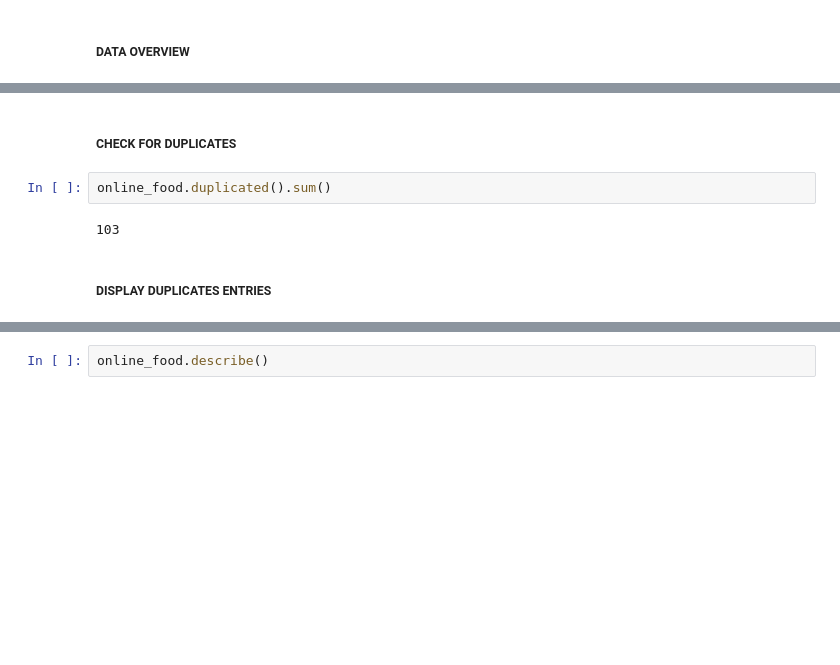
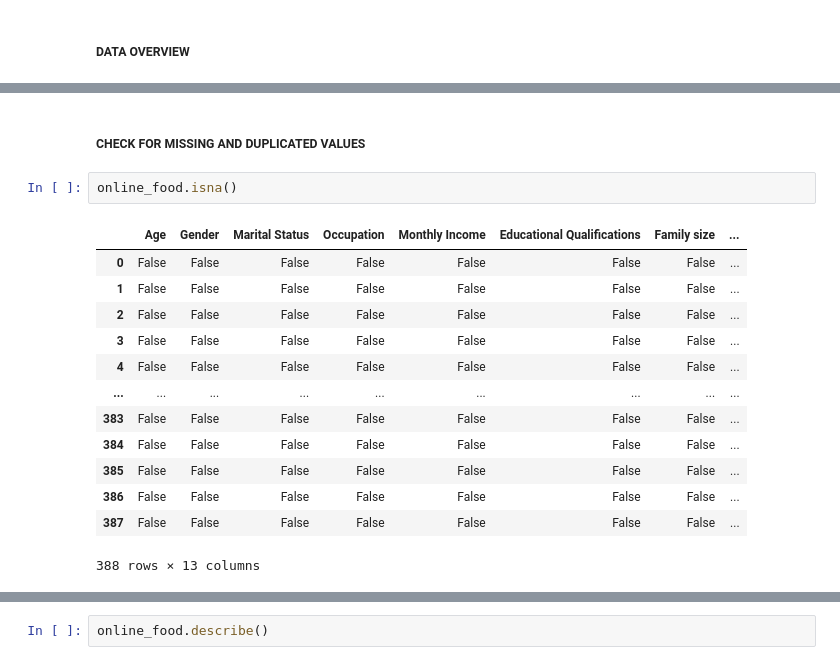
Before and after one commit to kwabenaboateng/ONLINE-FOOD, a Jupyter notebook: online food.ipynb, the cells around one changed output, grey strips where cells are left out. Drawn from its saved outputs; the diff is of its cells as text; blank space fills up the shorter version.

```diff
--- a/online food.ipynb
+++ b/online food.ipynb
@@ -90,8 +76,18 @@ memory usage: 36.5+ KB
 # %% [markdown]
-##### CHECK FOR DUPLICATES
+##### CHECK FOR MISSING AND DUPLICATED VALUES
-# %%
-online_food.duplicated().sum()
-# %% [output]
-103
-# %% [markdown]
-##### DISPLAY DUPLICATES ENTRIES
+# %%
+online_food.isna()
+# %% [output]
+|  | Age | Gender | Marital Status | Occupation | Monthly Income | Educational Qualifications | Family size | ... |
+| 0 | False | False | False | False | False | False | False | ... |
+| 1 | False | False | False | False | False | False | False | ... |
+| 2 | False | False | False | False | False | False | False | ... |
+| 3 | False | False | False | False | False | False | False | ... |
+| 4 | False | False | False | False | False | False | False | ... |
+| ... | ... | ... | ... | ... | ... | ... | ... | ... |
+| 383 | False | False | False | False | False | False | False | ... |
+| 384 | False | False | False | False | False | False | False | ... |
+| 385 | False | False | False | False | False | False | False | ... |
+| 386 | False | False | False | False | False | False | False | ... |
+| 387 | False | False | False | False | False | False | False | ... |
+388 rows × 13 columns
```
Also changed, not shown: parts of 34 cells of this notebook.
